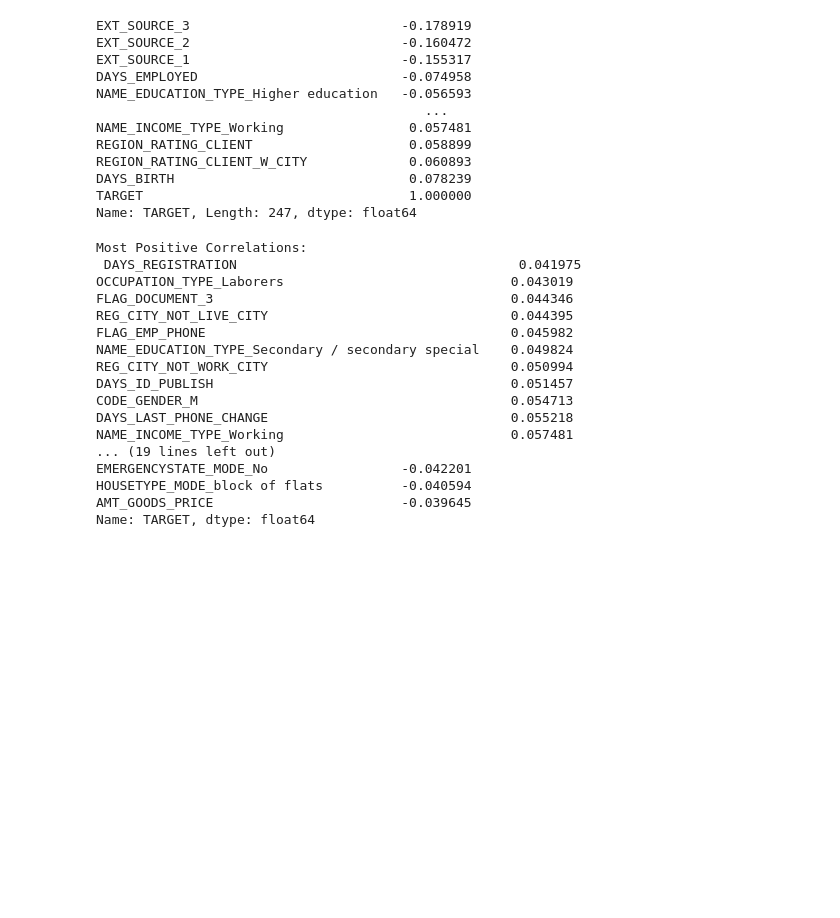
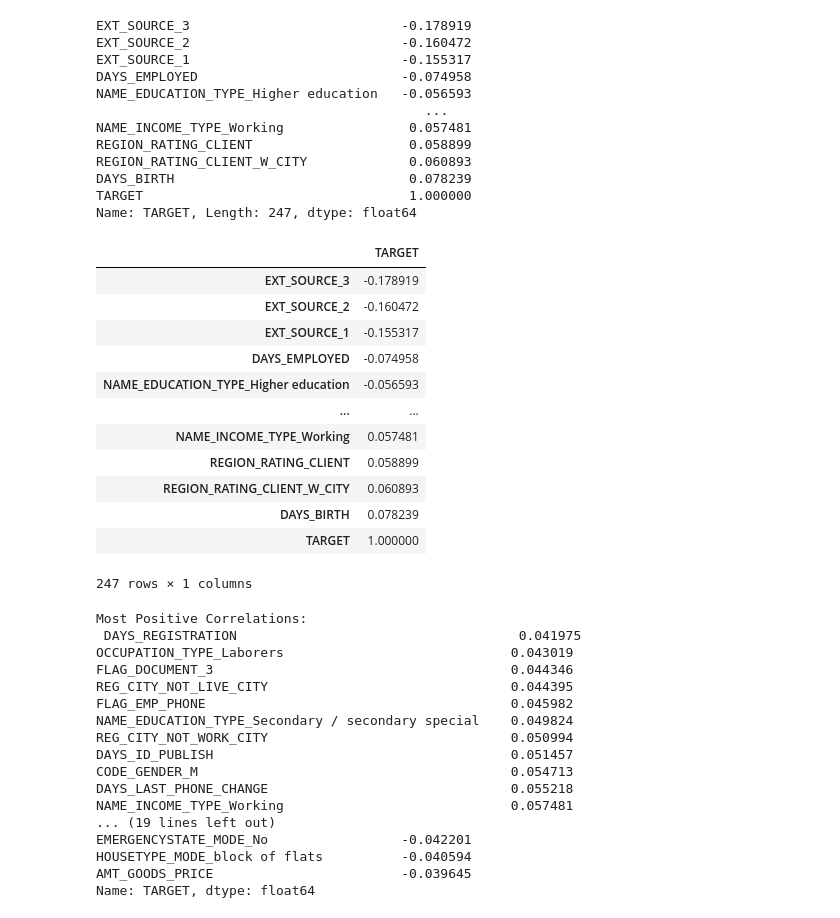
Before and after one commit to luongtruong77/classification-loan-default-risk-detection, a Jupyter notebook: notebooks/EDA_features_engineering.ipynb, the cells around one changed output. Drawn from its saved outputs; the diff is of its cells as text; code cells hidden in the pictures; blank space fills up the shorter version.

```diff
--- a/notebooks/EDA_features_engineering.ipynb
+++ b/notebooks/EDA_features_engineering.ipynb
@@ -278,6 +278,22 @@ REGION_RATING_CLIENT_W_CITY             0.060893
 DAYS_BIRTH                              0.078239
 TARGET                                  1.000000
 Name: TARGET, Length: 247, dtype: float64
+# %%
+pd.DataFrame(correlations)
+# %% [output]
+|  | TARGET |
+| EXT_SOURCE_3 | -0.178919 |
+| EXT_SOURCE_2 | -0.160472 |
+| EXT_SOURCE_1 | -0.155317 |
+| DAYS_EMPLOYED | -0.074958 |
+| NAME_EDUCATION_TYPE_Higher education | -0.056593 |
+| ... | ... |
+| NAME_INCOME_TYPE_Working | 0.057481 |
+| REGION_RATING_CLIENT | 0.058899 |
+| REGION_RATING_CLIENT_W_CITY | 0.060893 |
+| DAYS_BIRTH | 0.078239 |
+| TARGET | 1.000000 |
+247 rows × 1 columns
 # %%
 # Display correlations
 print('Most Positive Correlations:\n', correlations.tail(15))
```
Also changed, not shown: parts of 4 cells of this notebook, 16 other files.
